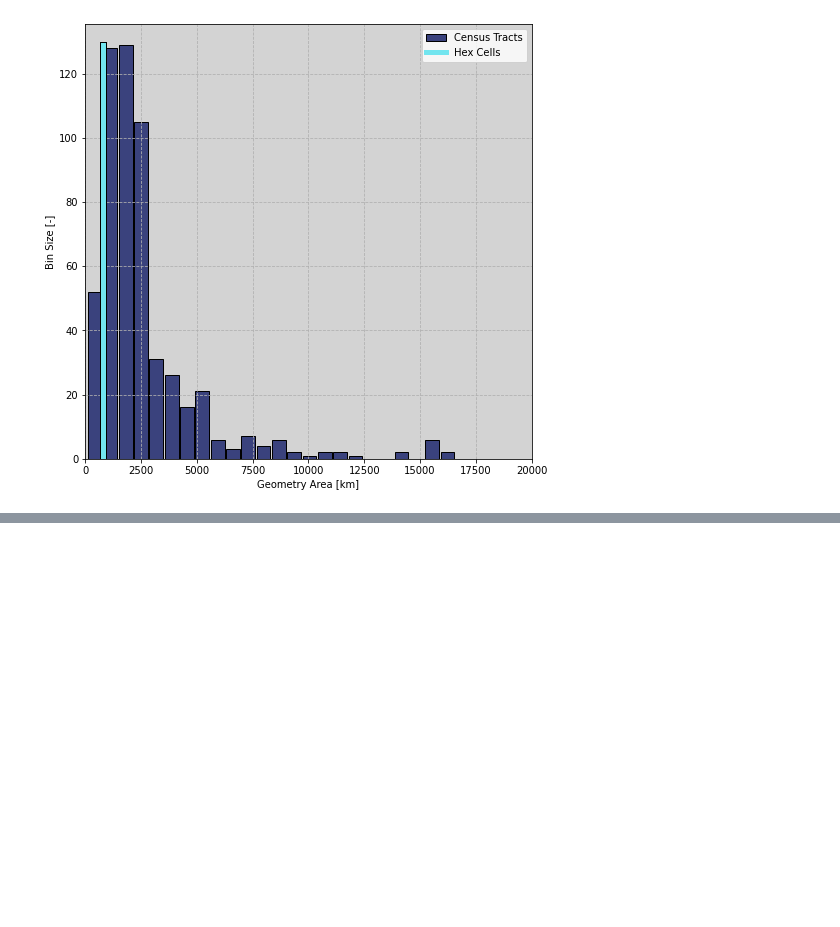
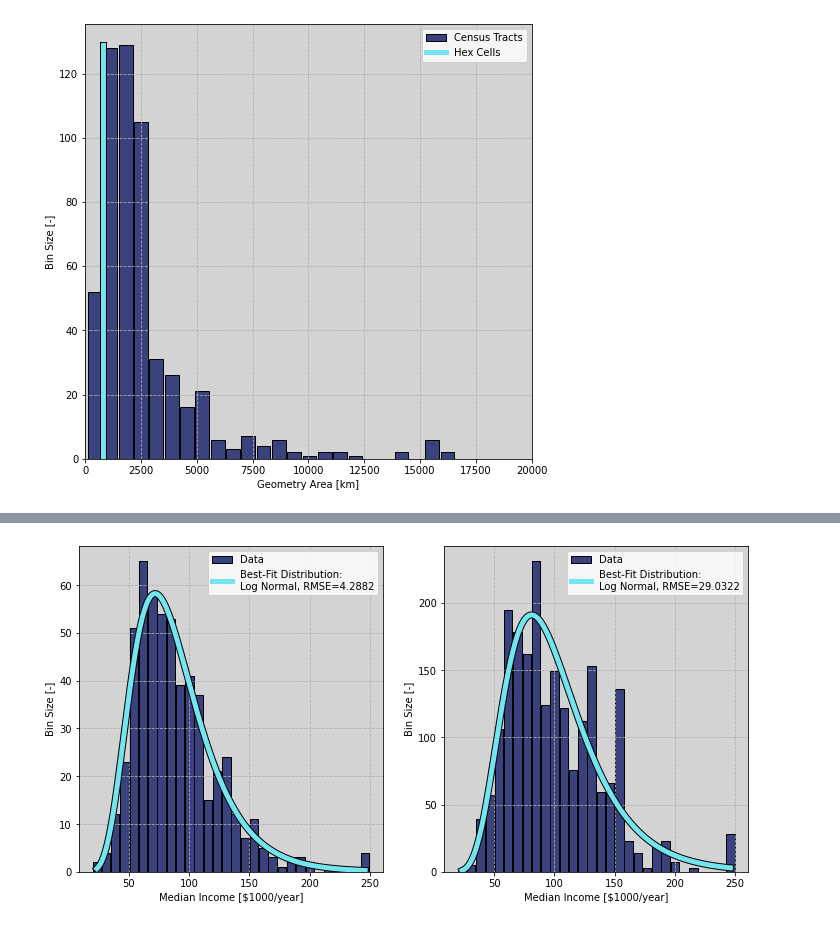
Before and after one commit to airabino/Vehicular_Operational_Inconvenience_Analysis, a Jupyter notebook: Dev.ipynb, the cells around one changed output, grey strips where cells are left out. Saved outputs shown, nothing was run; the diff lists cells and outputs as text; code cells hidden in the pictures; blank space fills up the shorter version.

```diff
--- a/Dev.ipynb
+++ b/Dev.ipynb
@@ -311,0 +128,5 @@ gdf_selected['Total_HO'],gdf_selected['Total_HO'].sum()
+# %%
+deep_reload(src)
+fig=src.figures.HistogramComparisonPlot(gdf_selected,gdf_hex_data,column=['Median Income 1000'],data_label='Median Income [$1000/year]',bins=30)
+# %% [output]
+[figure, added]
```
Also changed, not shown: parts of 35 cells of this notebook, 8 other files.
